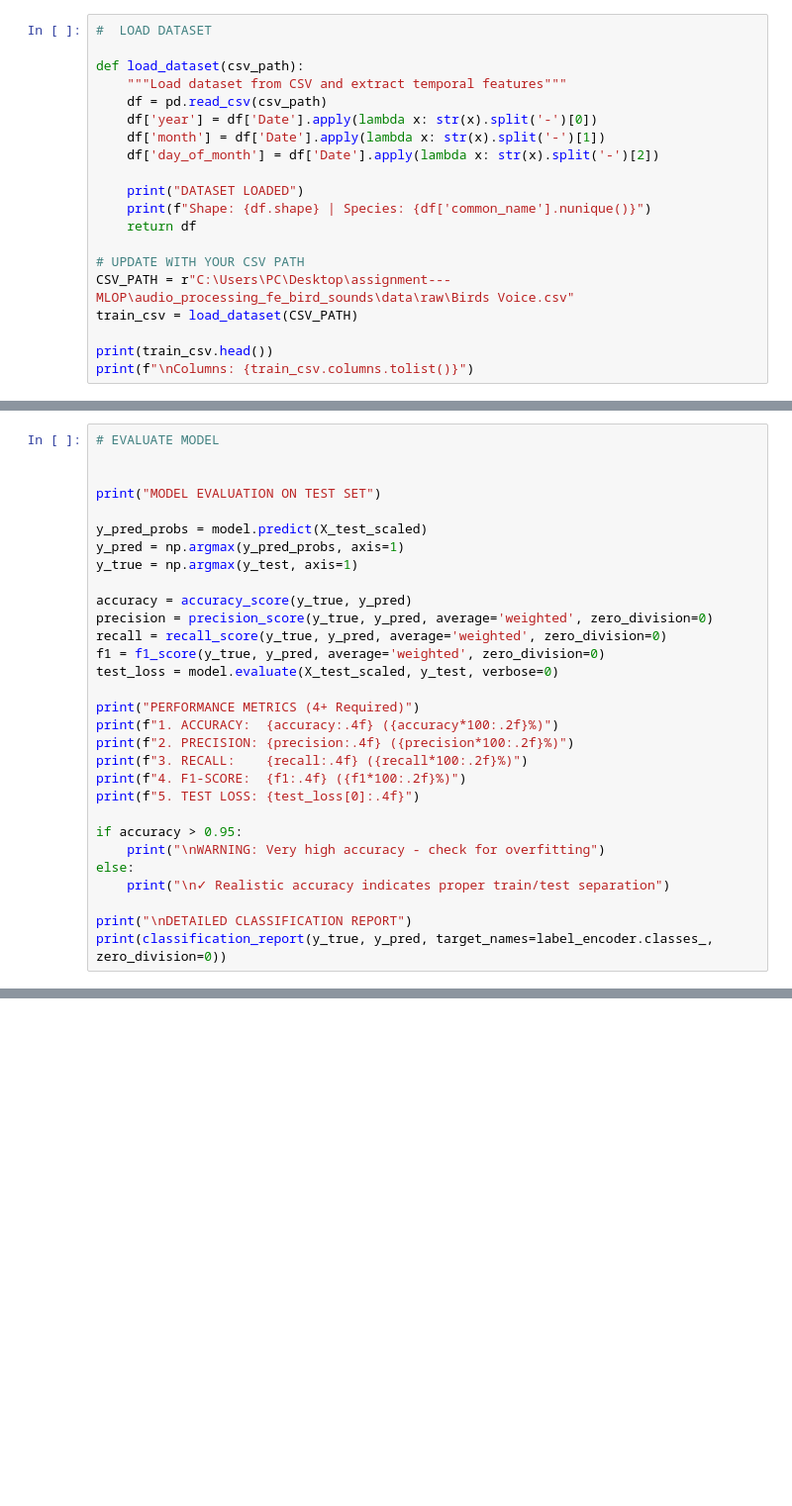
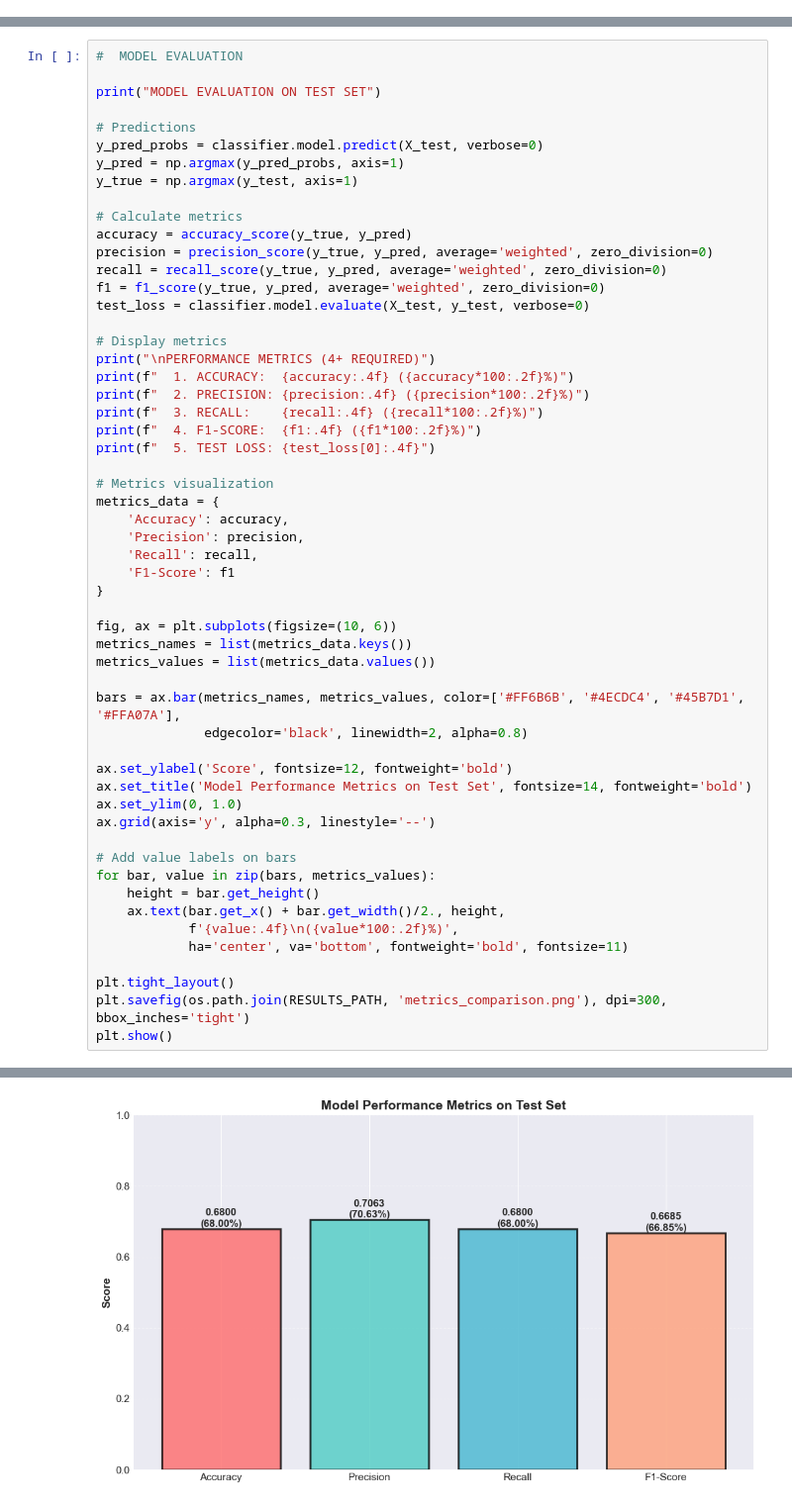
Before and after one commit to carine-ahishakiye/assignment---MLOP, a Jupyter notebook: audio_processing_fe_bird_sounds/notebook/Audio_processing.ipynb, the cells around one changed output, grey strips where cells are left out. Shown at 99% size. Drawn from its saved outputs; the diff is of its cells as text; blank space fills up the shorter version.

```diff
--- a/audio_processing_fe_bird_sounds/notebook/Audio_processing.ipynb
+++ b/audio_processing_fe_bird_sounds/notebook/Audio_processing.ipynb
@@ -68,20 +132,0 @@ tf.random.set_seed(RANDOM_SEED)
-# %%
-#  LOAD DATASET
-
-def load_dataset(csv_path):
-    """Load dataset from CSV and extract temporal features"""
-    df = pd.read_csv(csv_path)
-    df['year'] = df['Date'].apply(lambda x: str(x).split('-')[0])
-    df['month'] = df['Date'].apply(lambda x: str(x).split('-')[1])
-    df['day_of_month'] = df['Date'].apply(lambda x: str(x).split('-')[2])
-
-    print("DATASET LOADED")
-    print(f"Shape: {df.shape} | Species: {df['common_name'].nunique()}")
-    return df
-
-# UPDATE WITH YOUR CSV PATH
-CSV_PATH = r"C:\Users\PC\Desktop\assignment---MLOP\audio_processing_fe_bird_sounds\data\raw\Birds Voice.csv"
-train_csv = load_dataset(CSV_PATH)
-
-print(train_csv.head())
-print(f"\nColumns: {train_csv.columns.tolist()}")
@@ -330,30 +1020,56 @@ plt.show()
 # %%
-# EVALUATE MODEL
-
+#  MODEL EVALUATION
 
 print("MODEL EVALUATION ON TEST SET")
 
-y_pred_probs = model.predict(X_test_scaled)
+# Predictions
+y_pred_probs = classifier.model.predict(X_test, verbose=0)
 y_pred = np.argmax(y_pred_probs, axis=1)
 y_true = np.argmax(y_test, axis=1)
 
+# Calculate metrics
 accuracy = accuracy_score(y_true, y_pred)
 precision = precision_score(y_true, y_pred, average='weighted', zero_division=0)
 recall = recall_score(y_true, y_pred, average='weighted', zero_division=0)
 f1 = f1_score(y_true, y_pred, average='weighted', zero_division=0)
-test_loss = model.evaluate(X_test_scaled, y_test, verbose=0)
+test_loss = classifier.model.evaluate(X_test, y_test, verbose=0)
 
-print("PERFORMANCE METRICS (4+ Required)")
-print(f"1. ACCURACY:  {accuracy:.4f} ({accuracy*100:.2f}%)")
-print(f"2. PRECISION: {precision:.4f} ({precision*100:.2f}%)")
-print(f"3. RECALL:    {recall:.4f} ({recall*100:.2f}%)")
-print(f"4. F1-SCORE:  {f1:.4f} ({f1*100:.2f}%)")
-print(f"5. TEST LOSS: {test_loss[0]:.4f}")
+# Display metrics
+print("\nPERFORMANCE METRICS (4+ REQUIRED)")
+print(f"  1. ACCURACY:  {accuracy:.4f} ({accuracy*100:.2f}%)")
+print(f"  2. PRECISION: {precision:.4f} ({precision*100:.2f}%)")
+print(f"  3. RECALL:    {recall:.4f} ({recall*100:.2f}%)")
+print(f"  4. F1-SCORE:  {f1:.4f} ({f1*100:.2f}%)")
+print(f"  5. TEST LOSS: {test_loss[0]:.4f}")
 
-if accuracy > 0.95:
-    print("\nWARNING: Very high accuracy - check for overfitting")
-else:
-    print("\n✓ Realistic accuracy indicates proper train/test separation")
+# Metrics visualization
+metrics_data = {
+    'Accuracy': accuracy,
+    'Precision': precision,
+    'Recall': recall,
+    'F1-Score': f1
+}
 
-print("\nDETAILED CLASSIFICATION REPORT")
-print(classification_report(y_true, y_pred, target_names=label_encoder.classes_, zero_division=0))
+fig, ax = plt.subplots(figsize=(10, 6))
+metrics_names = list(metrics_data.keys())
+metrics_values = list(metrics_data.values())
+
+bars = ax.bar(metrics_names, metrics_values, color=['#FF6B6B', '#4ECDC4', '#45B7D1', '#FFA07A'],
+              edgecolor='black', linewidth=2, alpha=0.8)
+
+ax.set_ylabel('Score', fontsize=12, fontweight='bold')
+ax.set_title('Model Performance Metrics on Test Set', fontsize=14, fontweight='bold')
+ax.set_ylim(0, 1.0)
+ax.grid(axis='y', alpha=0.3, linestyle='--')
+
+# Add value labels on bars
+for bar, value in zip(bars, metrics_values):
+    height = bar.get_height()
+    ax.text(bar.get_x() + bar.get_width()/2., height,
+            f'{value:.4f}\n({value*100:.2f}%)',
+            ha='center', va='bottom', fontweight='bold', fontsize=11)
+
+plt.tight_layout()
+plt.savefig(os.path.join(RESULTS_PATH, 'metrics_comparison.png'), dpi=300, bbox_inches='tight')
+plt.show()
+# %% [output]
@@ -360 +1084,2 @@ print(classification_report(y_true, y_pred, target_names=label_encoder.classes_,
+[figure, added]
 # %%
```
Also changed, not shown: parts of 21 cells of this notebook, 15 other files.
